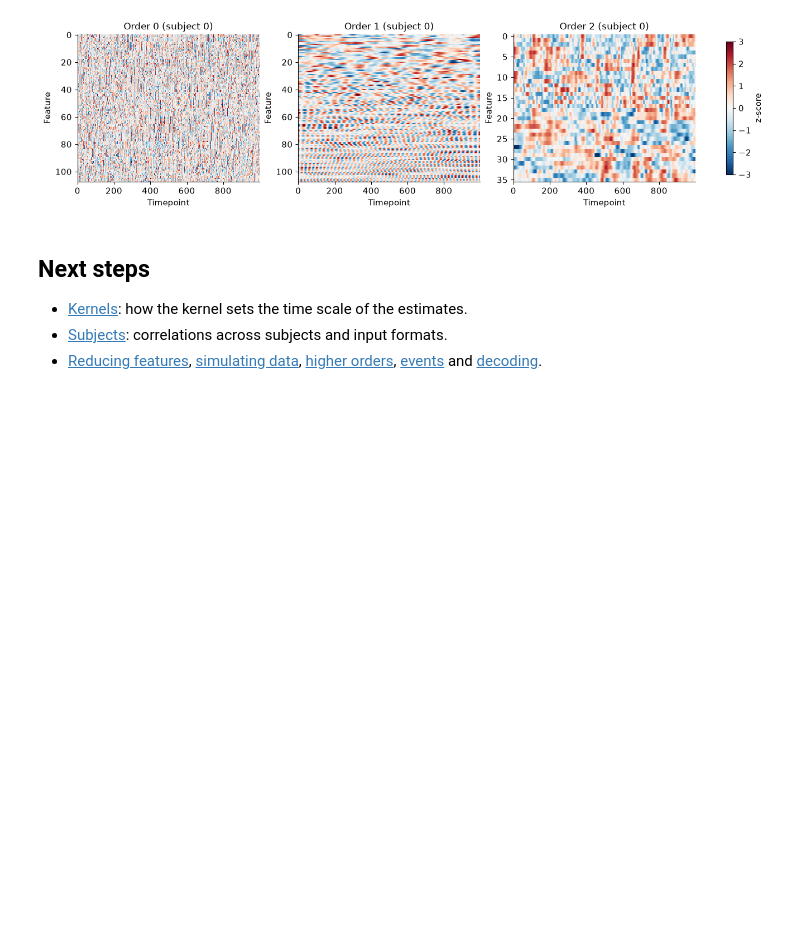
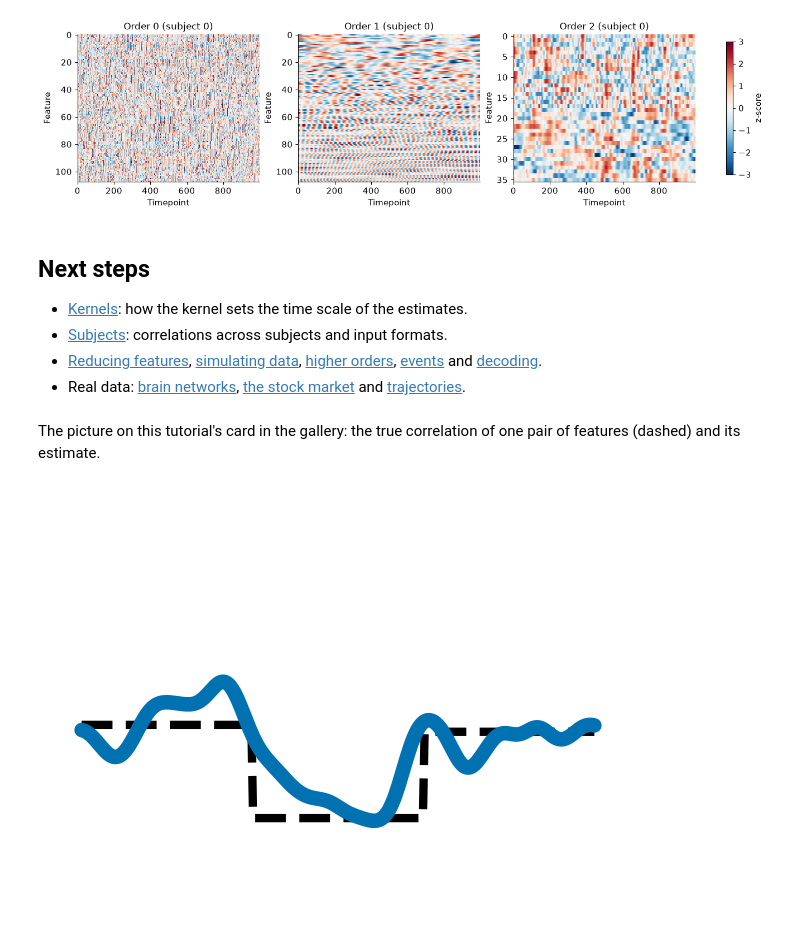
Before and after one commit to ContextLab/timecorr, a Jupyter notebook: docs/tutorial/quickstart.ipynb, the cells around one changed output. Cells and saved outputs as stored; diff of their text form; code cells hidden in the pictures; blank space fills up the shorter version.

```diff
--- a/docs/tutorial/quickstart.ipynb
+++ b/docs/tutorial/quickstart.ipynb
@@ -102,3 +116,22 @@ order 2: 2 subjects, each (1000, 36)
 - [Kernels](kernels.ipynb): how the kernel sets the time scale of the estimates.
 - [Subjects](subjects.ipynb): correlations across subjects and input formats.
 - [Reducing features](reduce.ipynb), [simulating data](simulate.ipynb), [higher orders](higher_order.ipynb), [events](events.ipynb) and [decoding](decoding.ipynb).
+- Real data: [brain networks](htfa_network_animations.ipynb), [the stock market](stocks.ipynb) and [trajectories](trajectories.ipynb).
+# %% [markdown]
+The picture on this tutorial's card in the gallery: the true correlation of one pair of features (dashed) and its estimate.
+# %%
+import io
+from IPython.display import Image, display
+
+fig = plt.figure(figsize=(4, 3), facecolor='white')
+ax = fig.add_axes([0.03, 0.08, 0.94, 0.84])
+ax.plot(true[0, 1], color='k', ls='--', lw=4)
+ax.plot(est[0, 1], color=COLORS[0], lw=7, solid_capstyle='round')
+ax.set_ylim(-1.05, 1.05)
+ax.set_axis_off()
+buf = io.BytesIO()
+fig.savefig(buf, format='png', dpi=150, facecolor='white')
+plt.close(fig)
+display(Image(buf.getvalue()))
+# %% [output]
+[figure, added]
```
Also changed, not shown: parts of 2 cells of this notebook.
